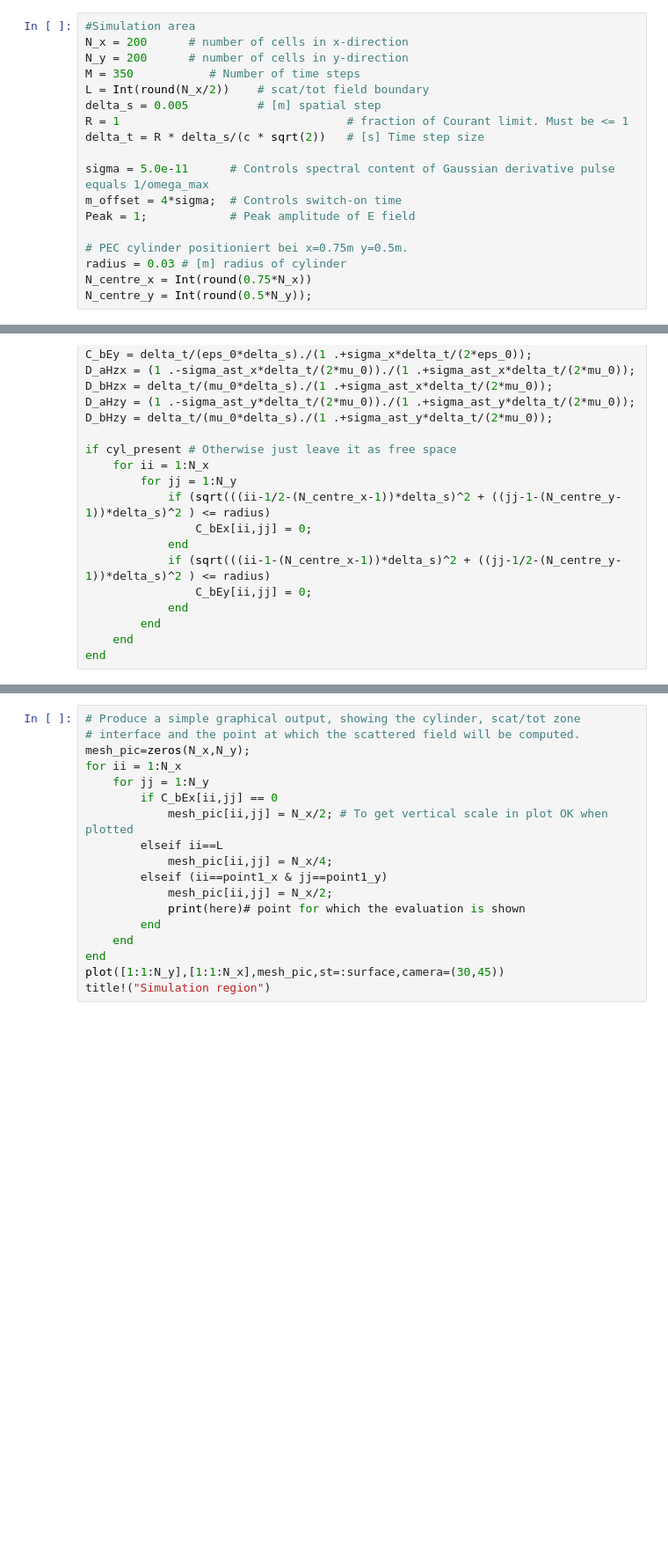
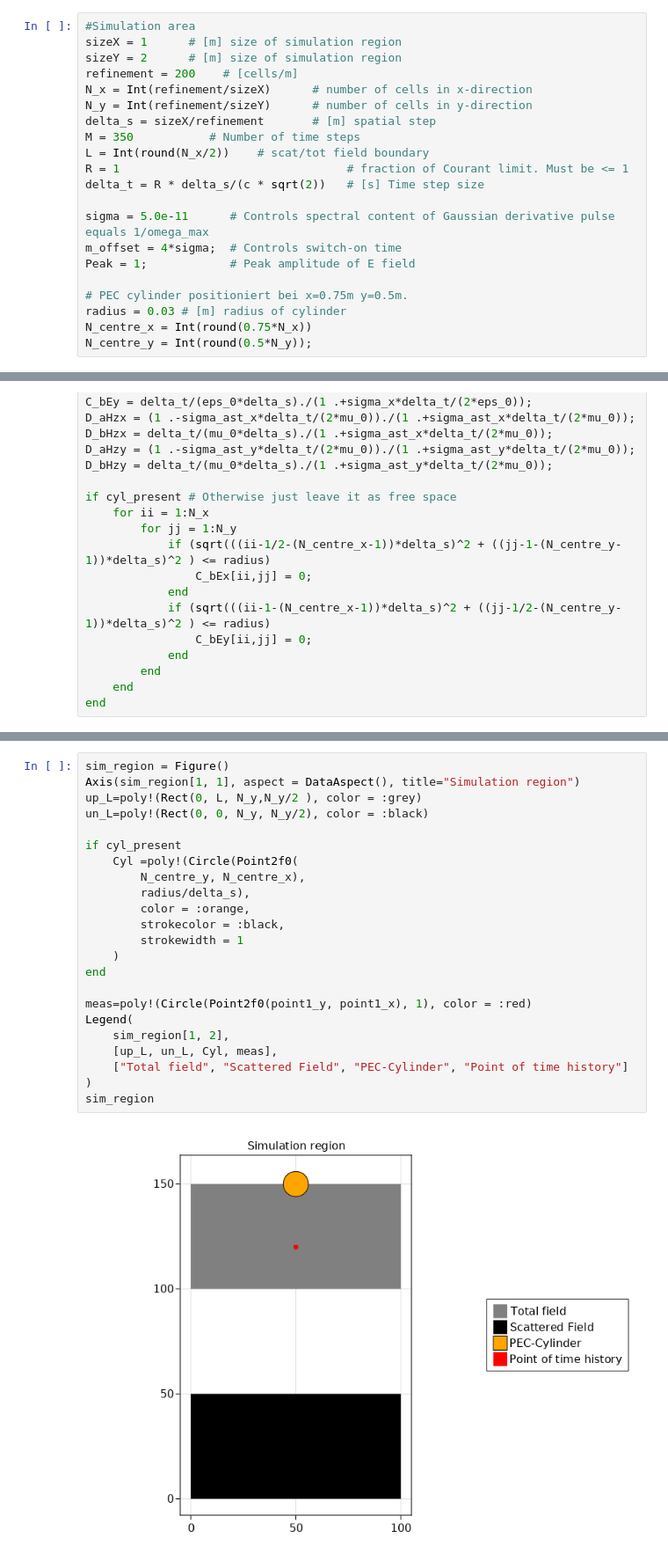
Before and after one commit to JoshuaTetzner/FDTD_PML, a Jupyter notebook: PML_JTJT.ipynb, the cells around one changed output, grey strips where cells are left out. Shown at 88% size. Saved outputs shown, nothing was run; the diff lists cells and outputs as text; blank space fills up the shorter version.

Commit message:
new plot of simulation region

```diff
--- a/PML_JTJT.ipynb
+++ b/PML_JTJT.ipynb
@@ -87,11 +90,14 @@ eta_0 = sqrt(mu_0/eps_0);
 The simulation area has to be meshed. We choose for the rectengular area a mesh with 200 steps in each direction.
 # %%
 #Simulation area
-N_x = 200      # number of cells in x-direction
-N_y = 200      # number of cells in y-direction
+sizeX = 1      # [m] size of simulation region
+sizeY = 2      # [m] size of simulation region
+refinement = 200    # [cells/m]
+N_x = Int(refinement/sizeX)      # number of cells in x-direction
+N_y = Int(refinement/sizeY)      # number of cells in y-direction
+delta_s = sizeX/refinement       # [m] spatial step
 M = 350           # Number of time steps
 L = Int(round(N_x/2))    # scat/tot field boundary
-delta_s = 0.005          # [m] spatial step
 R = 1                                 # fraction of Courant limit. Must be <= 1
 delta_t = R * delta_s/(c * sqrt(2))   # [s] Time step size
 
@@ -176,21 +182,28 @@ point1_y = Int(round(N_y/2))
 # %%
-# Produce a simple graphical output, showing the cylinder, scat/tot zone
-# interface and the point at which the scattered field will be computed.
-mesh_pic=zeros(N_x,N_y);
-for ii = 1:N_x
-    for jj = 1:N_y
-        if C_bEx[ii,jj] == 0
-            mesh_pic[ii,jj] = N_x/2; # To get vertical scale in plot OK when plotted
-        elseif ii==L
-            mesh_pic[ii,jj] = N_x/4;
-        elseif (ii==point1_x & jj==point1_y)
-            mesh_pic[ii,jj] = N_x/2;
-            print(here)# point for which the evaluation is shown
-        end
-    end
+sim_region = Figure()
+Axis(sim_region[1, 1], aspect = DataAspect(), title="Simulation region")
+up_L=poly!(Rect(0, L, N_y,N_y/2 ), color = :grey)
+un_L=poly!(Rect(0, 0, N_y, N_y/2), color = :black)
+
+if cyl_present
+    Cyl =poly!(Circle(Point2f0(
+        N_centre_y, N_centre_x),
+        radius/delta_s),
+        color = :orange,
+        strokecolor = :black,
+        strokewidth = 1
+    )
 end
-plot([1:1:N_y],[1:1:N_x],mesh_pic,st=:surface,camera=(30,45))
-title!("Simulation region")
+
+meas=poly!(Circle(Point2f0(point1_y, point1_x), 1), color = :red)
+Legend(
+    sim_region[1, 2],
+    [up_L, un_L, Cyl, meas],
+    ["Total field", "Scattered Field", "PEC-Cylinder", "Point of time history"]
+)
+sim_region
+# %% [output]
+[figure, added]
 # %%
 # First time step - Initialize values for H_z, E_x and E_y
 H_zx_nmin1 = zeros(N_x,N_y);
```
Also changed, not shown: parts of 6 cells of this notebook, 1 other file.
